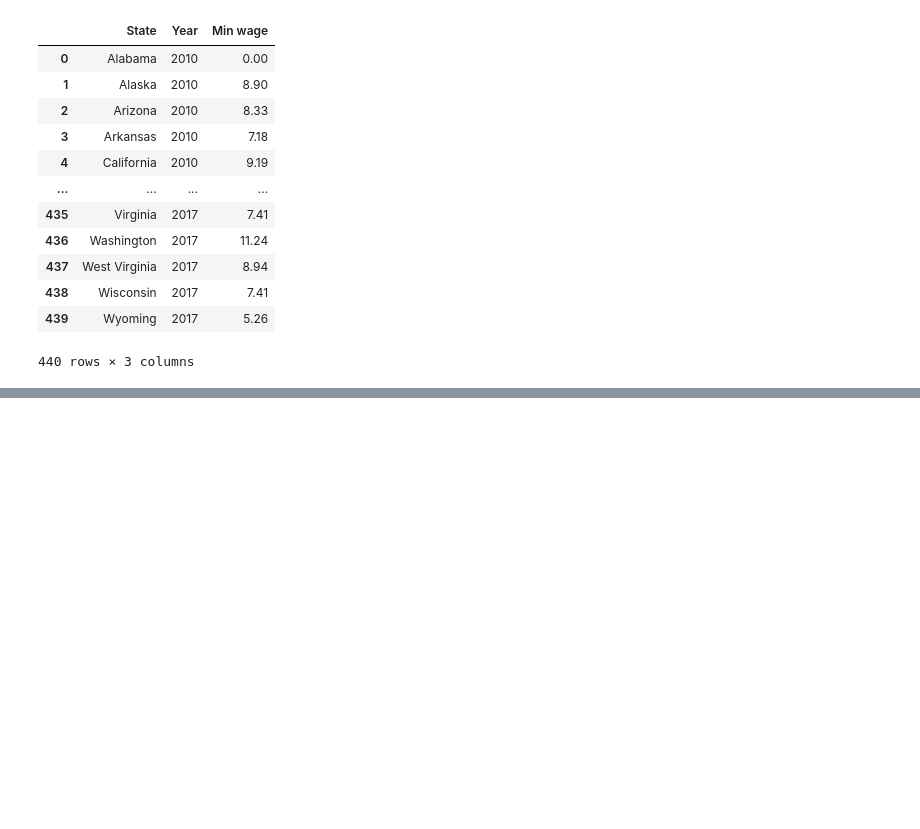
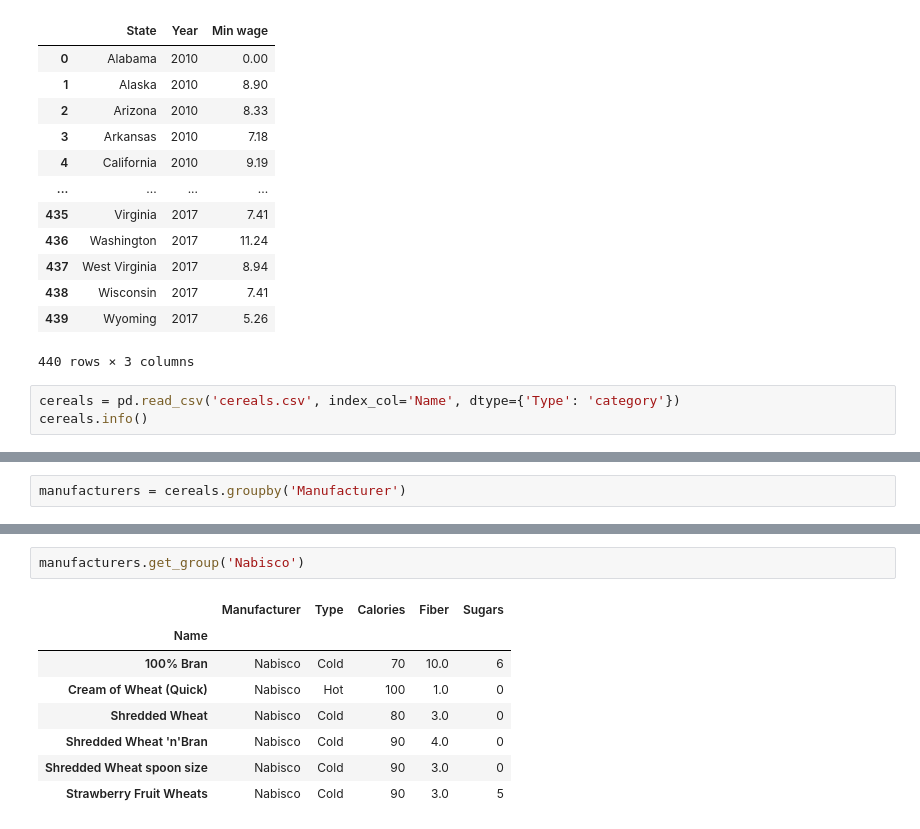
Before and after one commit to feihong/jupyterlab-examples, a Jupyter notebook: exercises.ipynb, the cells around one changed output, grey strips where cells are left out. Cells and saved outputs as stored; diff of their text form; blank space fills up the shorter version.

```diff
--- a/exercises.ipynb
+++ b/exercises.ipynb
@@ -327,3 +327,6 @@ min_wages.melt(
 | 438 | Wisconsin | 2017 | 7.41 |
 | 439 | Wyoming | 2017 | 5.26 |
 440 rows × 3 columns
+# %%
+cereals = pd.read_csv('cereals.csv', index_col='Name', dtype={'Type': 'category'})
+cereals.info()
@@ -329,0 +346,2 @@ min_wages.melt(
+# %%
+manufacturers = cereals.groupby('Manufacturer')
@@ -329,0 +364,11 @@ min_wages.melt(
+# %%
+manufacturers.get_group('Nabisco')
+# %% [output]
+|  | Manufacturer | Type | Calories | Fiber | Sugars |
+| Name |  |  |  |  |  |
+| 100% Bran | Nabisco | Cold | 70 | 10.0 | 6 |
+| Cream of Wheat (Quick) | Nabisco | Hot | 100 | 1.0 | 0 |
+| Shredded Wheat | Nabisco | Cold | 80 | 3.0 | 0 |
+| Shredded Wheat 'n'Bran | Nabisco | Cold | 90 | 4.0 | 0 |
+| Shredded Wheat spoon size | Nabisco | Cold | 90 | 3.0 | 0 |
+| Strawberry Fruit Wheats | Nabisco | Cold | 90 | 3.0 | 5 |
```
Also changed, not shown: parts of 7 cells of this notebook, 1 other file.
